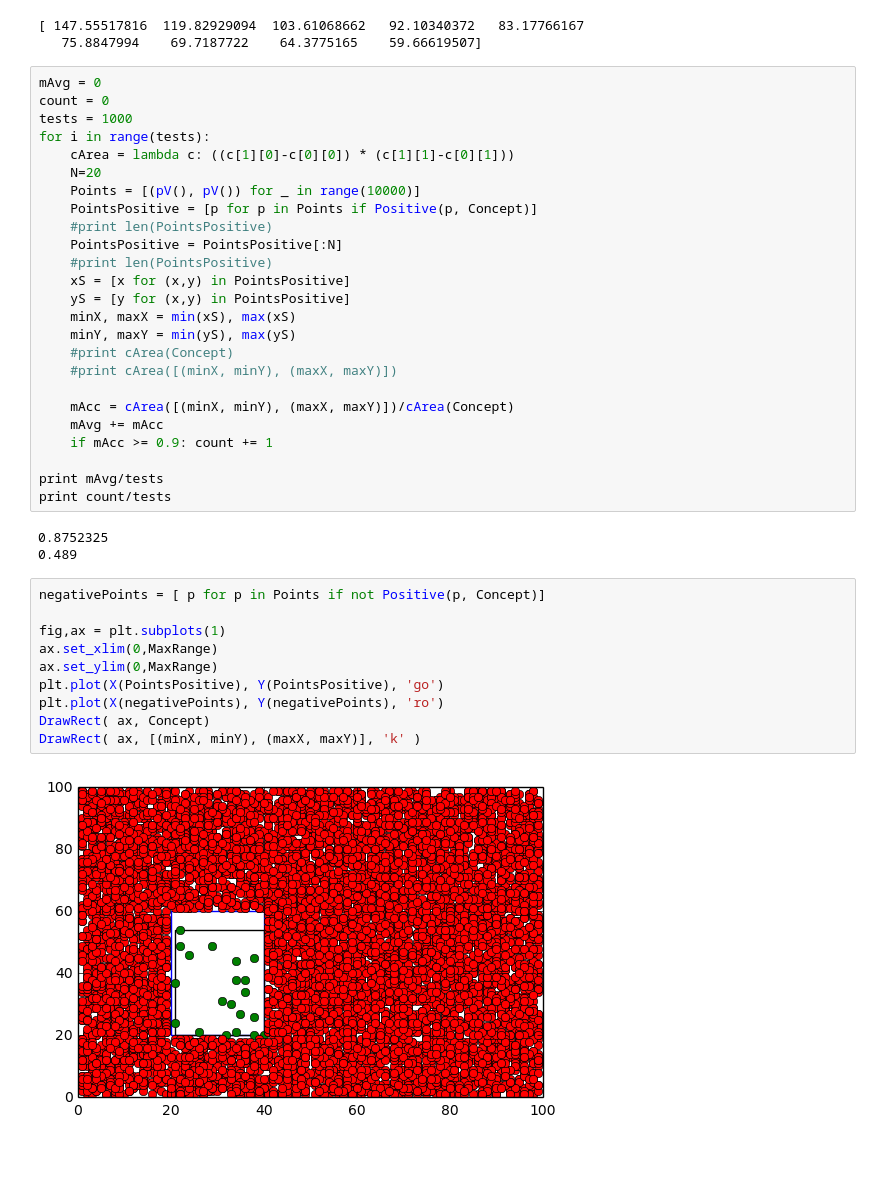
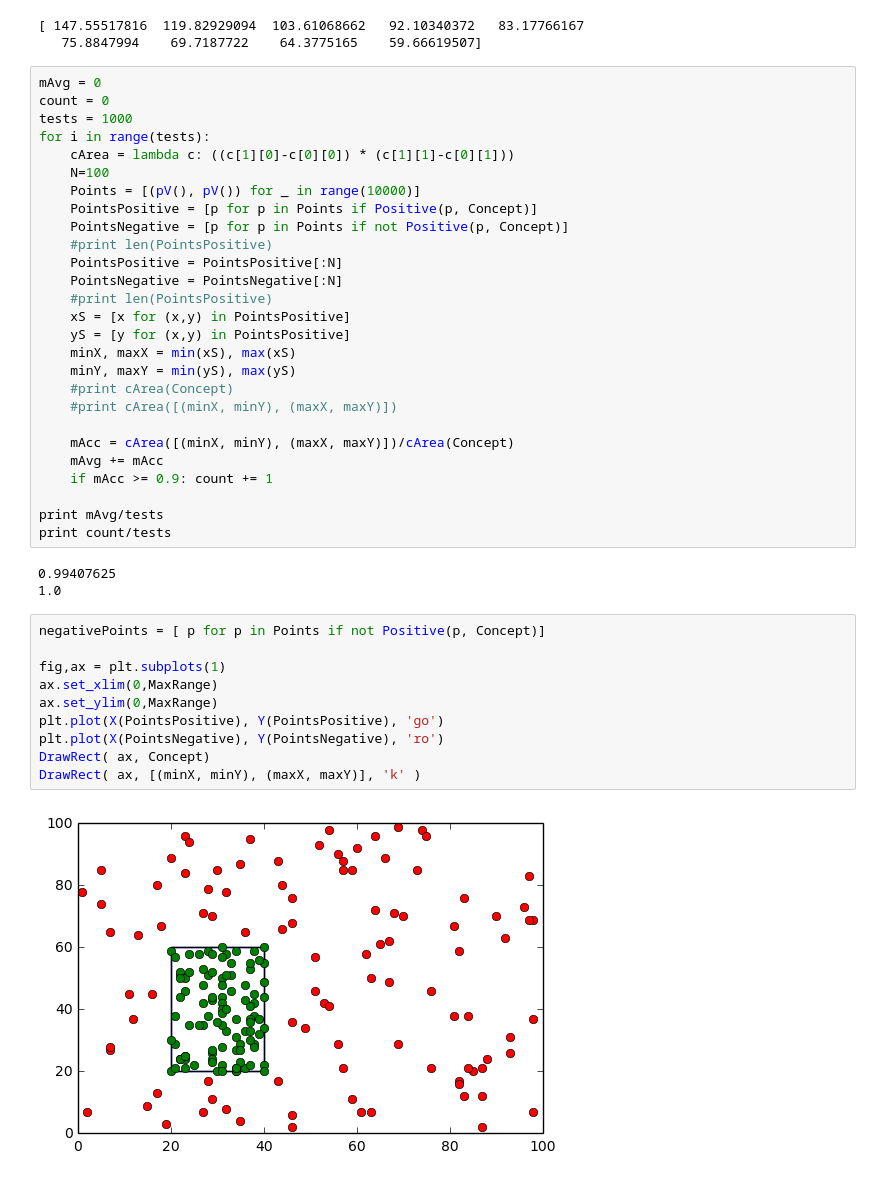
Before and after one commit to CarlosReyes1/c2017Fall, a Jupyter notebook: c191s18/RectangleConcepts.ipynb, the cells around one changed output. Drawn from its saved outputs; the diff is of its cells as text.

```diff
--- a/c191s18/RectangleConcepts.ipynb
+++ b/c191s18/RectangleConcepts.ipynb
@@ -75,11 +75,13 @@ count = 0
 tests = 1000
 for i in range(tests):
     cArea = lambda c: ((c[1][0]-c[0][0]) * (c[1][1]-c[0][1]))
-    N=20
+    N=100
     Points = [(pV(), pV()) for _ in range(10000)]
     PointsPositive = [p for p in Points if Positive(p, Concept)]
+    PointsNegative = [p for p in Points if not Positive(p, Concept)]
     #print len(PointsPositive)
     PointsPositive = PointsPositive[:N]
+    PointsNegative = PointsNegative[:N]
     #print len(PointsPositive)
     xS = [x for (x,y) in PointsPositive]
     yS = [y for (x,y) in PointsPositive]
@@ -95,17 +97,17 @@ for i in range(tests):
 print mAvg/tests
 print count/tests
 # %% [output]
-0.8752325
-0.489
+0.99407625
+1.0
 # %%
 negativePoints = [ p for p in Points if not Positive(p, Concept)]
 
 fig,ax = plt.subplots(1)
 ax.set_xlim(0,MaxRange)
 ax.set_ylim(0,MaxRange)
 plt.plot(X(PointsPositive), Y(PointsPositive), 'go')
-plt.plot(X(negativePoints), Y(negativePoints), 'ro')
+plt.plot(X(PointsNegative), Y(PointsNegative), 'ro')
 DrawRect( ax, Concept)
 DrawRect( ax, [(minX, minY), (maxX, maxY)], 'k' )
 # %% [output]
-[figure, old version]
+[figure, new version]
```
